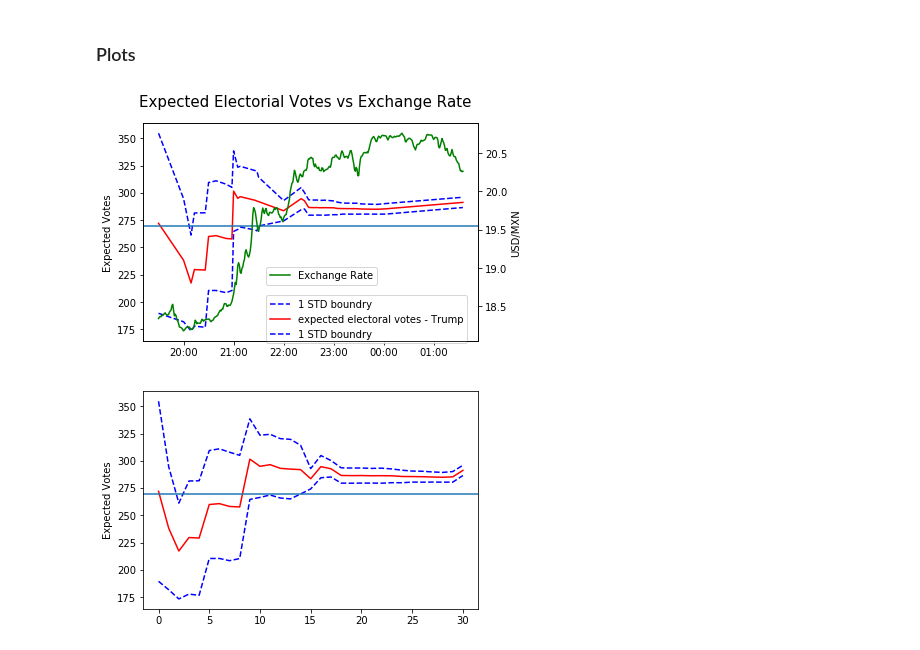
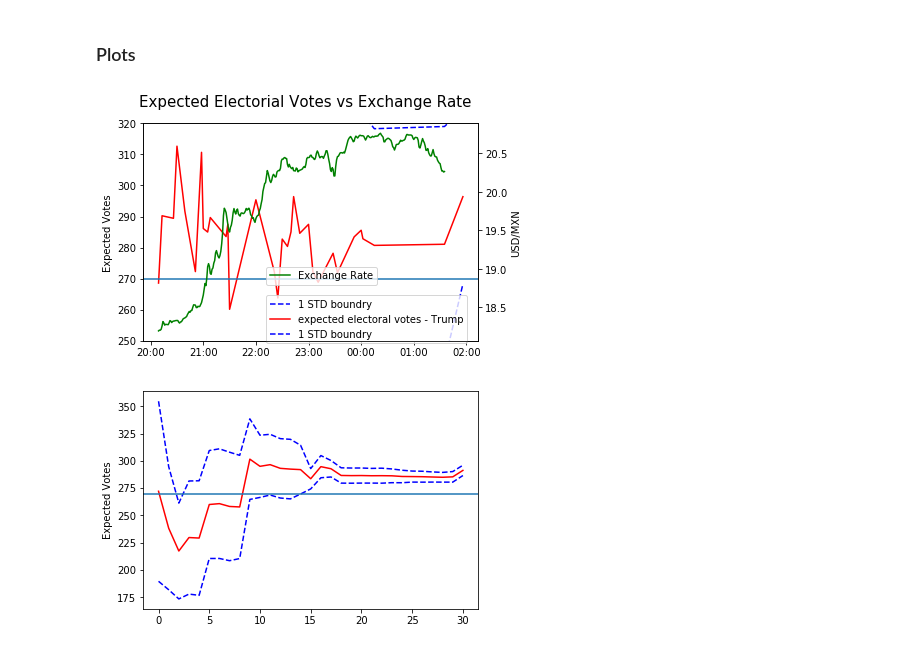
Before and after one commit to alexhuang1117/Data-Science-Portfolio, a Jupyter notebook: FX_Analysis_During_US_Election/main.ipynb, the cells around one changed output. Saved outputs shown, nothing was run; the diff lists cells and outputs as text; code cells hidden in the pictures.

```diff
--- a/FX_Analysis_During_US_Election/main.ipynb
+++ b/FX_Analysis_During_US_Election/main.ipynb
@@ -100,23 +100,26 @@ pred=pd.DataFrame(index=index, columns=columns)
 
 #number of simulation for (a,b) and (error)
 sim_num = 200
-for i in range(4,len(jointb)-7):
+for i in range(14,len(jointb)-6):
 
     #Trump regression
     #fit linear regression
-    select=jointb[0:i].drop_duplicates(subset='State', keep='last')
-    X_dt=select['poll_dt']
-    Y_dt=select['trump']
+    select=jointb[0:i]
+    full_result=select[select.intermediate!='1'].drop_duplicates(subset='State', keep='last')
+    intermediate = select[select.intermediate=='1'].drop_duplicates(subset='State', keep='last')
+
+    X_dt=intermediate['poll_dt']
+    Y_dt=intermediate['trump']
     X_dt=sm.add_constant(X_dt)
-    model_dt = sm.RLM(Y_dt, X_dt).fit()
+    model_dt = sm.RLM(Y_dt.values, X_dt.values).fit()
 
     #extract parameters
     const_dt = np.random.normal(model_dt.params[0], model_dt.bse[0], sim_num)
     slope_dt = np.random.normal(model_dt.params[1], model_dt.bse[1], sim_num)
 
     #Clinton regression
-    X_hc=select['poll_hc']
-    Y_hc=select['clinton']
+    X_hc=intermediate['poll_hc']
+    Y_hc=intermediate['clinton']
     X_hc=sm.add_constant(X_hc)
     model_hc = sm.RLM(Y_hc, X_hc).fit()
 
@@ -125,7 +128,7 @@ for i in range(4,len(jointb)-7):
     slope_hc = np.random.normal(model_hc.params[1], model_hc.bse[1], sim_num)
 
     #make predictions, use states with no results and intermediate results
-    remain=jointb[~jointb.State.isin(select.State)].drop_duplicates(subset='State', keep='last')
+    remain=jointb[~jointb.State.isin(full_result.State)].drop_duplicates(subset='State', keep='last')
 
     result = np.zeros([sim_num, len(remain)])
 
@@ -148,9 +151,9 @@ for i in range(4,len(jointb)-7):
     result = result.astype(int)
 
     #filling the result of intermediates states with current count
-    select.result[select.result.isnull()[0:i]]=(select['trump'][select.result.isnull()[0:i]]>=select['clinton'][select.result.isnull()[0:i]]).astype(int)
+#    select.result[select.result.isnull()[0:i]]=(select['trump'][select.result.isnull()[0:i]]>=select['clinton'][select.result.isnull()[0:i]]).astype(int)
 
-    EEV=sum(select['result'] * select['EV'])+ np.dot(result, remain['EV'])
+    EEV=sum(full_result['result'] * full_result['EV'])+ np.dot(result, remain['EV'])
 #    print(jointb['time'][i],jointb['State'][i], EEV)
 
     #make table for plot
@@ -159,6 +162,8 @@ for i in range(4,len(jointb)-7):
     pred.low[i]=np.mean(EEV)-np.std(EEV)
     pred.ave[i]=np.mean(EEV)
     pred.high[i]=np.mean(EEV)+np.std(EEV)
+    print(pred.time[i])
+    print(model_dt.params)
 
 # keep only the last value at a certain time. And remove NAs.
 pred=pred.drop_duplicates(subset='time', keep='last').dropna(axis=0, how='all')
@@ -205,32 +225,33 @@ http://pandas.pydata.org/pandas-docs/stable/indexing.html#deprecate_ix
 # %%
 #%%
 fig, ax1 = plt.subplots()
 ax1.plot_date(pred.time, pred.low,'b--', label='1 STD boundry')
 ax1.plot_date(pred.time, pred.ave,'r-', label='expected electoral votes - Trump')
 ax1.plot_date(pred.time, pred.high,'b--', label='1 STD boundry')
 plt.ylabel('Expected Votes')
 #pylab.legend(loc='lower right')
 plt.axhline(y=270)
 ax1.legend(loc='center left', bbox_to_anchor=(0.35, 0.1))
+ax1.set_ylim([250,320])
 
 ax2 = ax1.twinx()
 ax2.plot(fx['mean'],'g', label='Exchange Rate')
 
 HMFmt = mdates.DateFormatter('%H:%M')
 ax1.xaxis.set_major_formatter(HMFmt)
 _ = plt.xticks(rotation=90)
 
 plt.ylabel('USD/MXN')
 
 #pylab.legend(loc='upper right')
 ax2.legend(loc='center left', bbox_to_anchor=(0.35, 0.3))
 
 fig.suptitle('Expected Electorial Votes vs Exchange Rate', fontsize=15)
 
 plt.show()
 fig.savefig('results.png')
 # %% [output]
-[figure, old version]
+[figure, new version]
 # %%
 #plot after each update
 fig, ax1 = plt.subplots()
```
Also changed, not shown: parts of 5 cells of this notebook, 3 other files.
